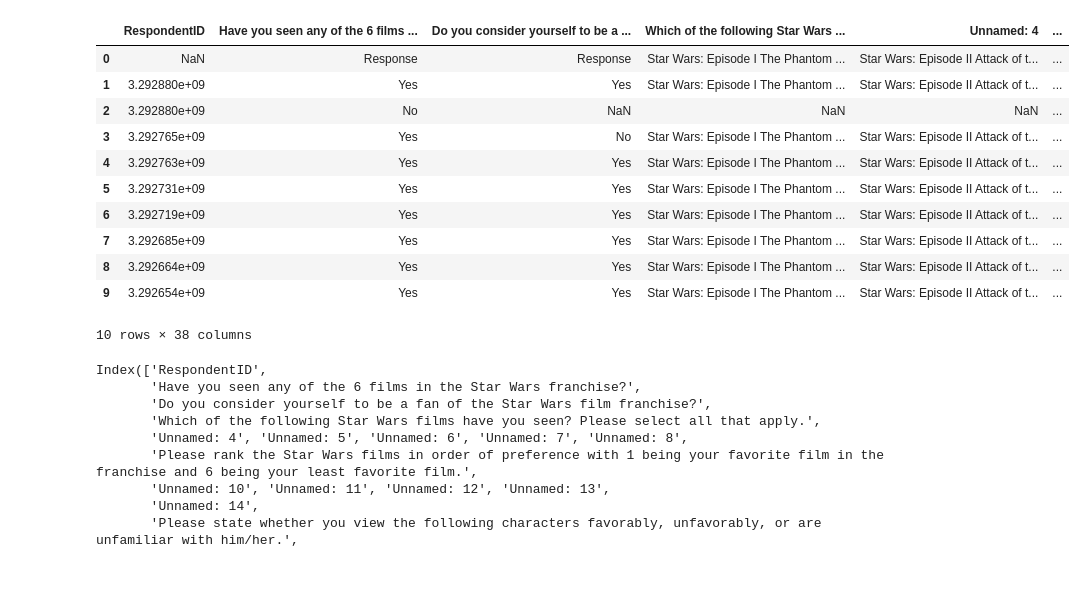
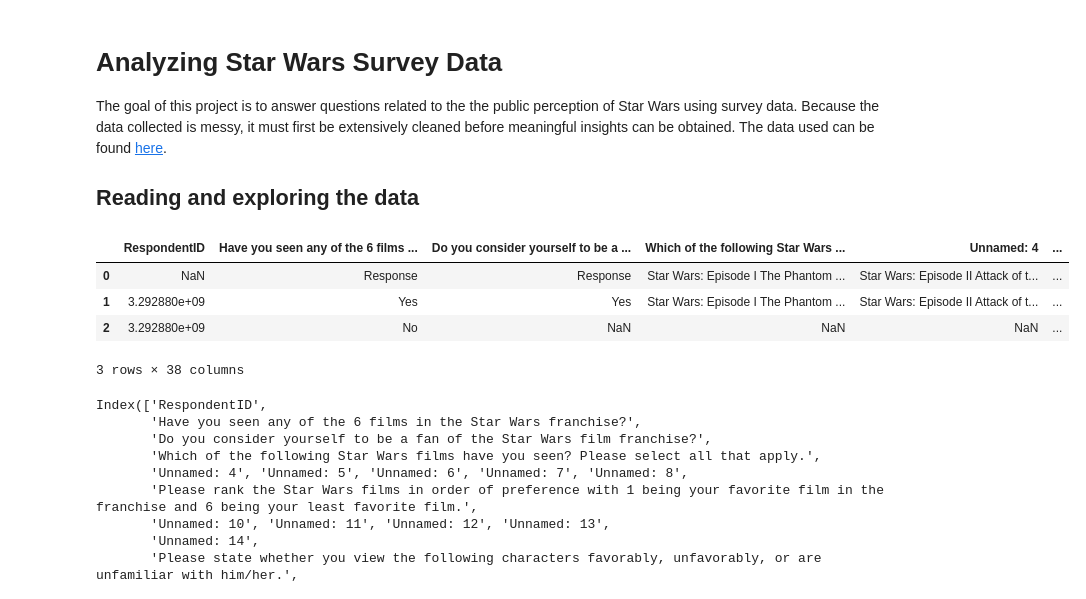
Before and after one commit to ljdcvda/Data-Science-Projects, a Jupyter notebook: star_wars/star_wars.ipynb, the cells around one changed output. Drawn from its saved outputs; the diff is of its cells as text; code cells hidden in the pictures.

```diff
--- a/star_wars/star_wars.ipynb
+++ b/star_wars/star_wars.ipynb
@@ -1,20 +1,17 @@
+# %% [markdown]
+# Analyzing Star Wars Survey Data
+The goal of this project is to answer questions related to the the public perception of Star Wars using survey data. Because the data collected is messy, it must first be extensively cleaned before meaningful insights can be obtained. The data used can be found [here](https://github.com/fivethirtyeight/data/tree/master/star-wars-survey).
+## Reading and exploring the data
 # %%
 import pandas as pd
 star_wars = pd.read_csv("star_wars.csv", encoding="ISO-8859-1")
-star_wars.head(10)
+star_wars.head(3)
 # %% [output]
 |  | RespondentID | Have you seen any of the 6 films ... | Do you consider yourself to be a ... | Which of the following Star Wars ... | Unnamed: 4 | ... |
 | 0 | NaN | Response | Response | Star Wars: Episode I The Phantom ... | Star Wars: Episode II Attack of t... | ... |
 | 1 | 3.292880e+09 | Yes | Yes | Star Wars: Episode I The Phantom ... | Star Wars: Episode II Attack of t... | ... |
 | 2 | 3.292880e+09 | No | NaN | NaN | NaN | ... |
-| 3 | 3.292765e+09 | Yes | No | Star Wars: Episode I The Phantom ... | Star Wars: Episode II Attack of t... | ... |
-| 4 | 3.292763e+09 | Yes | Yes | Star Wars: Episode I The Phantom ... | Star Wars: Episode II Attack of t... | ... |
-| 5 | 3.292731e+09 | Yes | Yes | Star Wars: Episode I The Phantom ... | Star Wars: Episode II Attack of t... | ... |
-| 6 | 3.292719e+09 | Yes | Yes | Star Wars: Episode I The Phantom ... | Star Wars: Episode II Attack of t... | ... |
-| 7 | 3.292685e+09 | Yes | Yes | Star Wars: Episode I The Phantom ... | Star Wars: Episode II Attack of t... | ... |
-| 8 | 3.292664e+09 | Yes | Yes | Star Wars: Episode I The Phantom ... | Star Wars: Episode II Attack of t... | ... |
-| 9 | 3.292654e+09 | Yes | Yes | Star Wars: Episode I The Phantom ... | Star Wars: Episode II Attack of t... | ... |
-10 rows × 38 columns
+3 rows × 38 columns
 # %%
 star_wars.columns
 # %% [output]
```
Also changed, not shown: parts of 38 cells of this notebook, 5 other files.
